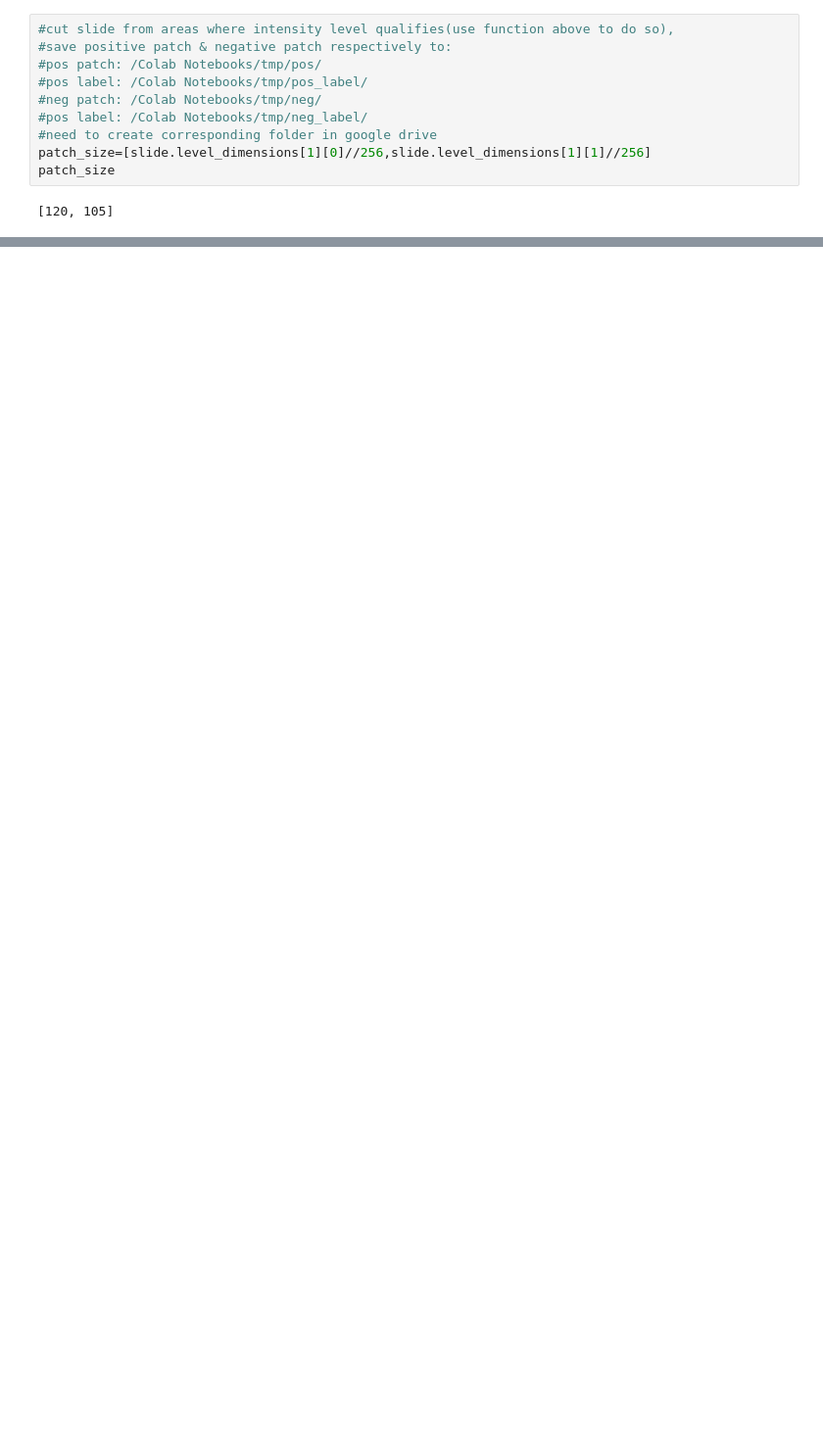
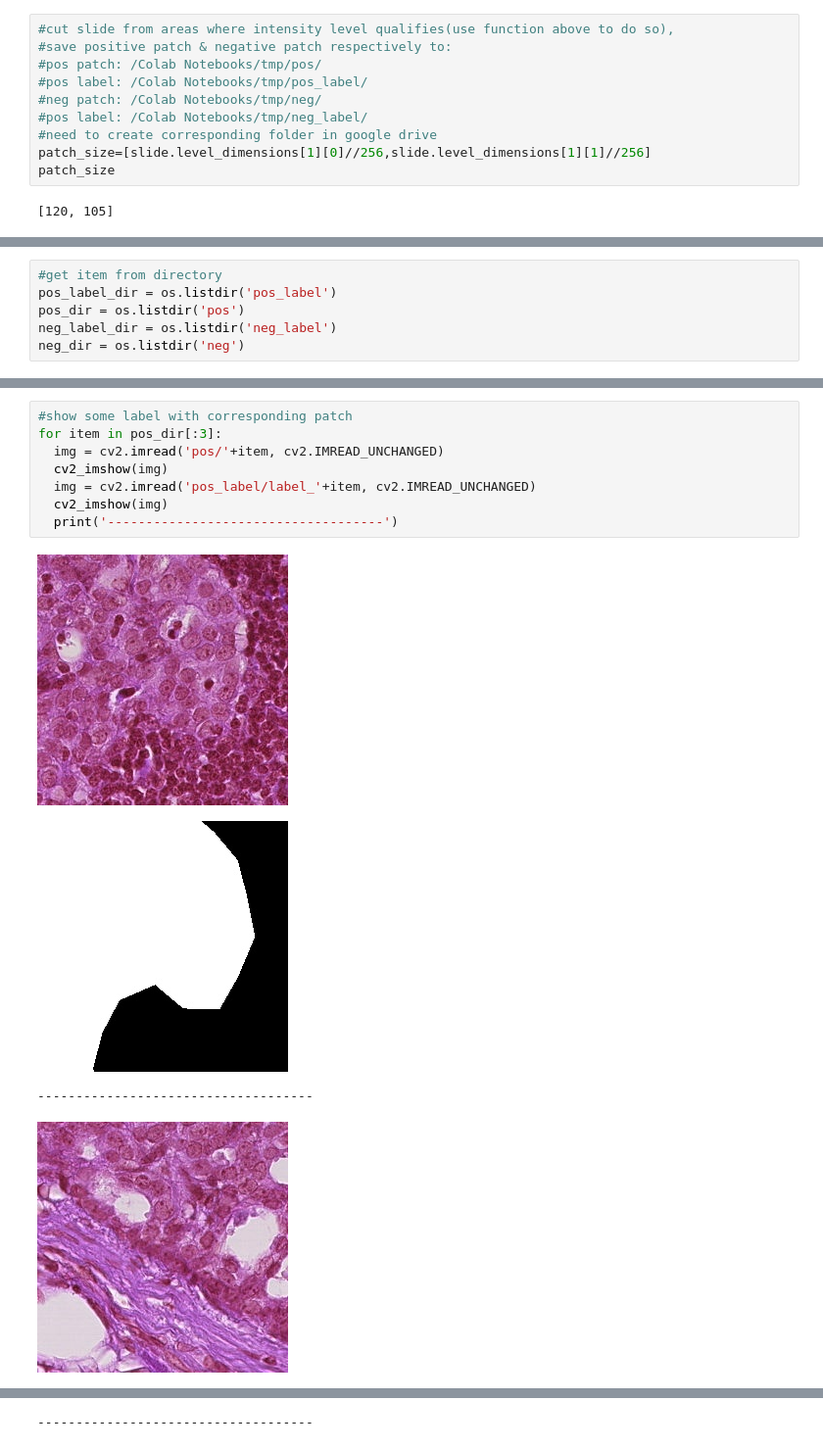
Before and after one commit to YihangDing/4995-Applied-Deep-Learning-project, a Jupyter notebook: startercode.ipynb, the cells around one changed output, grey strips where cells are left out. Shown at 98% size. Drawn from its saved outputs; the diff is of its cells as text; blank space fills up the shorter version.

```diff
--- a/startercode.ipynb
+++ b/startercode.ipynb
@@ -502,0 +755,6 @@ Num Pos: 251, Num Neg: 4286
+# %%
+#get item from directory
+pos_label_dir = os.listdir('pos_label')
+pos_dir = os.listdir('pos')
+neg_label_dir = os.listdir('neg_label')
+neg_dir = os.listdir('neg')
@@ -502,0 +765,13 @@ Num Pos: 251, Num Neg: 4286
+# %%
+#show some label with corresponding patch
+for item in pos_dir[:3]:
+  img = cv2.imread('pos/'+item, cv2.IMREAD_UNCHANGED)
+  cv2_imshow(img)
+  img = cv2.imread('pos_label/label_'+item, cv2.IMREAD_UNCHANGED)
+  cv2_imshow(img)
+  print('------------------------------------')
+# %% [output]
+[figure, added]
+[figure, added]
+------------------------------------
+[figure, added]
@@ -502,0 +779 @@ Num Pos: 251, Num Neg: 4286
+------------------------------------
```
Also changed, not shown: parts of 52 cells of this notebook, 1 other file.
